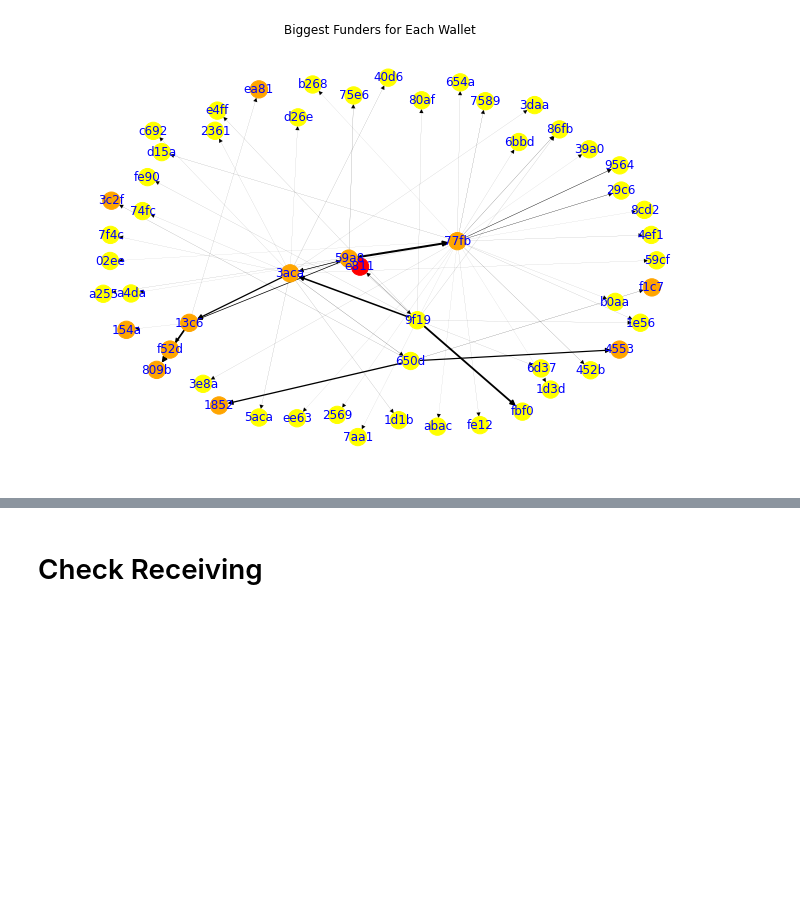
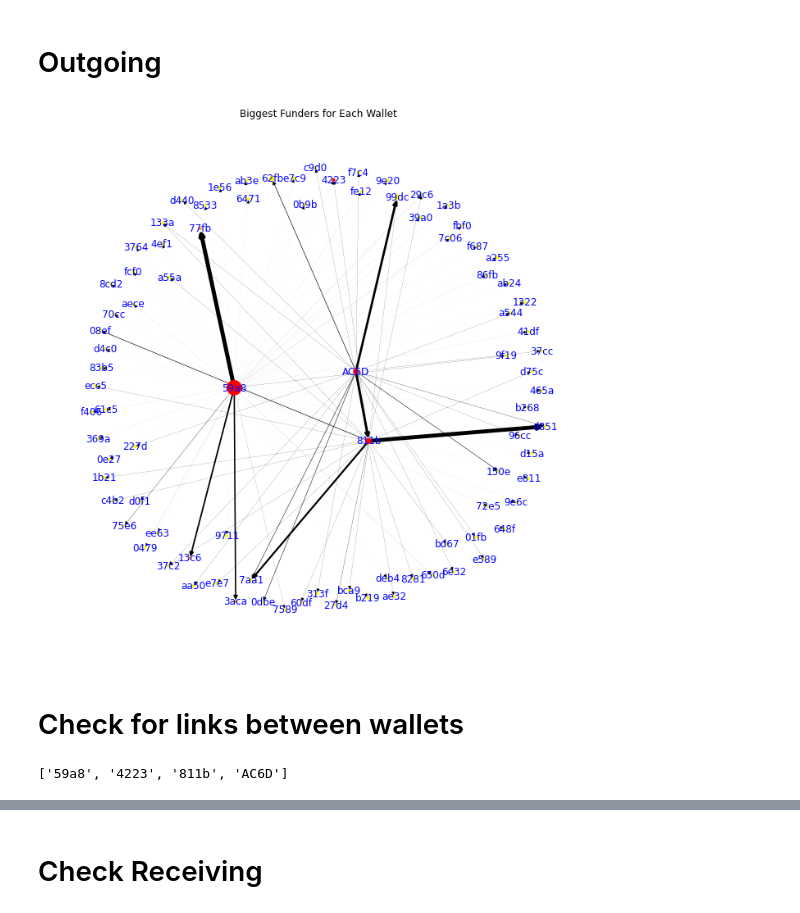
Before and after one commit to elisawarner/GASO_NetworkAnalysis, a Jupyter notebook: walletTrace.ipynb, the cells around one changed output, grey strips where cells are left out. Drawn from its saved outputs; the diff is of its cells as text; code cells hidden in the pictures; blank space fills up the shorter version.

```diff
--- a/walletTrace.ipynb
+++ b/walletTrace.ipynb
@@ -169,0 +169,2 @@ def ResultScan(results):
+# %% [markdown]
+# Outgoing
@@ -170 +220,33 @@ def ResultScan(results):
+# %%
+color_map = []
+bigNodes = [x[-4:] for x in bigNodes]
+nodeSize = []
+
+for node in G:
+    if node == origAddress[-4:] or node == ChauAddress[-4:]:
+        color_map.append('red')
+    elif node in bigNodes:
+        color_map.append('orange')
+    elif SAVED_PATH_TOGGLE and node[-4:] in saved_path:
+        color_map.append('red')
+    else:
+        color_map.append('yellow')
+
+    if node in totalTransactions:
+        nodeSize.append(int(totalTransactions[node]/2)) # only the investigated nodes will have a size
+    else:
+        nodeSize.append(10)
+
+fig = plt.subplots(figsize=(12,12))
+edges = G.edges()
+weights = [G[u][v]['weight']*10 for u,v in edges]
+#nx.draw(G, with_labels=True, width=weights, arrows=True, node_color=color_map,font_color="blue")
+nx.draw(G, with_labels=True, width=weights, arrows=True, node_color=color_map,font_color="blue",node_size=nodeSize)
+plt.title('Biggest Funders for Each Wallet')
+plt.savefig('BiggestFunders2.png')
+plt.show()
+# %% [output]
+[figure, added]
+# %% [markdown]
+# Check for links between wallets
 # %%
@@ -198,23 +288,11 @@ for iter in range(10): # go in 5 levels
     for address in addressList:
         if address in maxAddress:
             addressList.pop(addressList.index(address))
-# %%
-color_map = []
-bigNodes = [x[-4:] for x in bigNodes]
-for node in G:
-    if node == origAddress[-4:]:
-        color_map.append('red')
-    elif node in bigNodes:
-        color_map.append('orange')
-    else:
-        color_map.append('yellow')
-
-fig = plt.subplots(figsize=(12,8))
-edges = G.edges()
-weights = [G[u][v]['weight']*4 for u,v in edges]
-nx.draw(G, with_labels=True, width=weights, arrows=True, node_color=color_map,font_color="blue")
-plt.title('Biggest Funders for Each Wallet')
-plt.savefig('BiggestFunders.png')
-plt.show()
-# %% [output]
-[figure, removed]
+# %%
+try:
+    saved_path = nx.shortest_path(G_undirected, source=origAddress[-4:], target=ChauAddress[-4:])
+    print(saved_path)
+except:
+    print("No existing path")
+# %% [output]
+['59a8', '4223', '811b', 'AC6D']
```
Also changed, not shown: parts of 16 cells of this notebook, 4 other files.
